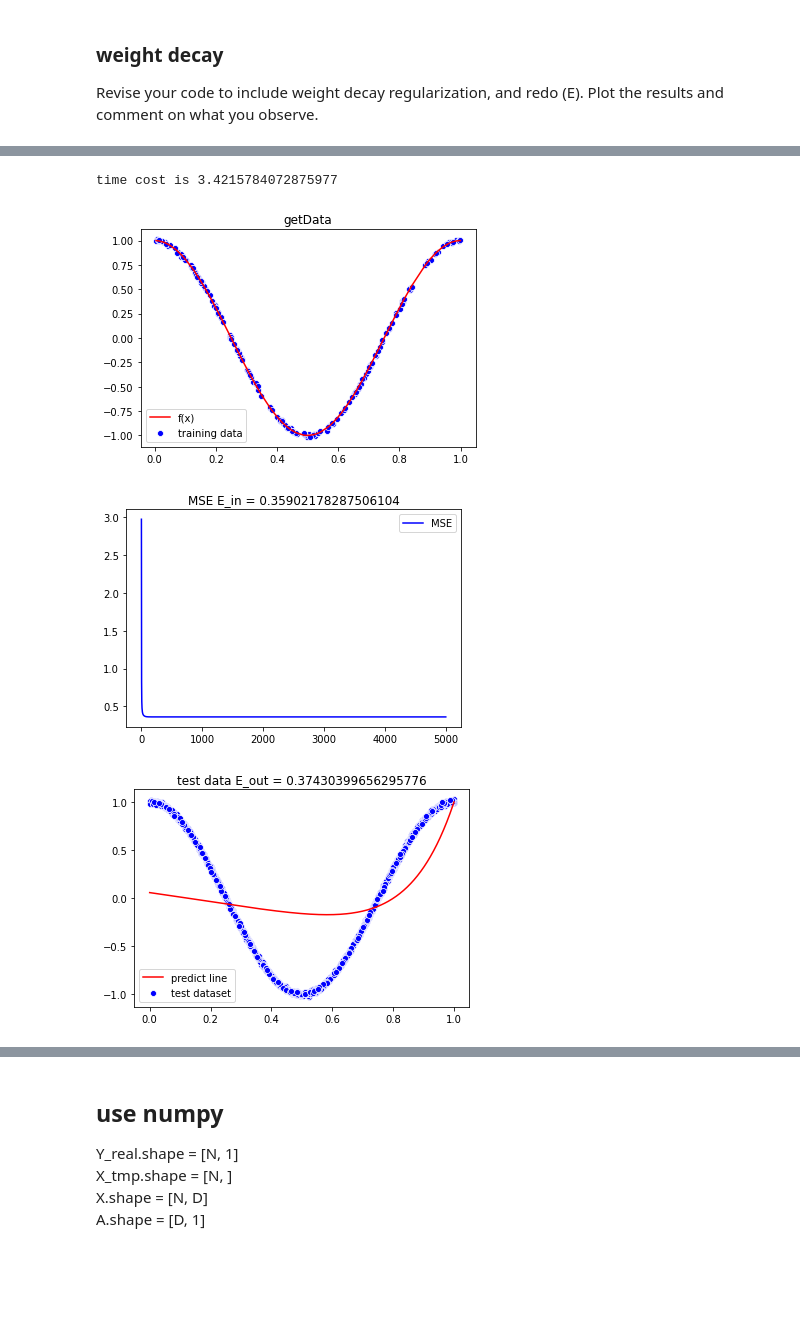
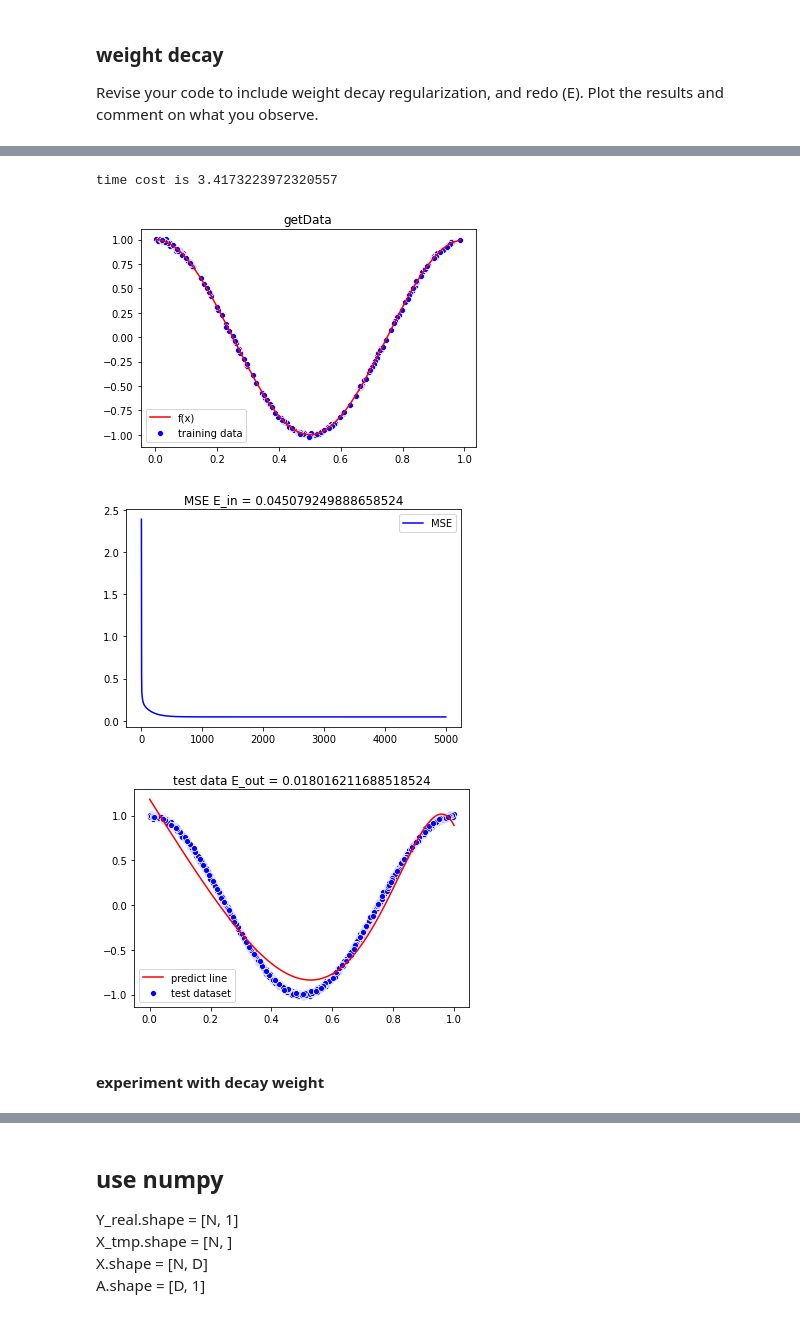
Before and after one commit to liushuyu6666/AI_relative, a Jupyter notebook: algorithm_explore/Gaussian_Regression.ipynb, the cells around one changed output, grey strips where cells are left out. Drawn from its saved outputs; the diff is of its cells as text; code cells hidden in the pictures; blank space fills up the shorter version.

```diff
--- a/algorithm_explore/Gaussian_Regression.ipynb
+++ b/algorithm_explore/Gaussian_Regression.ipynb
@@ -403,6 +403,6 @@ def experiment(N, d, sigma, plot=False):
 
     return ((E_in_avg.detach_().numpy()[0], E_out_avg.detach_().numpy()[0], mse))
 # %%
-(E_in, E_out, E_bias) = experiment(200, 20, 0.1, plot=True)
+(E_in, E_out, E_bias) = experiment(10, 10, 0.1, plot=True)
 print(f"E_in is {E_in}, E_out is {E_out},\n E_bias is {E_bias}")
 # %% [output]
@@ -437,0 +436,31 @@ Text(0.5, 0, 'model complexity')
+# %%
+from tqdm import tqdm
+
+Ein = []
+Eout = []
+Ebias = []
+dlist = []
+for sigma in tqdm([0.01, 0.1, 1]):
+    (E_in, E_out, E_bias) = experiment(200, 5, sigma)
+    Ein.append(E_in)
+    Eout.append(E_out)
+    dlist.append(sigma)
+
+fig, ax = plt.subplots()
+sns.lineplot(x=dlist, y=Ein, color='blue', label='E_in', ax=ax)
+sns.lineplot(x=dlist, y=Eout, color='red', label='E_out', ax=ax)
+plt.xlabel('sigma')
+
+
+Ein = []
+Eout = []
+Ebias = []
+dlist = []
+for sigma in tqdm([0.01, 0.1, 1]):
+    (E_in, E_out, E_bias) = experiment(200, 20, sigma)
+    Ein.append(E_in)
+    Eout.append(E_out)
+    dlist.append(sigma)
+
+sns.lineplot(x=dlist, y=Ein, color='green', label='E_in', ax=ax)
+sns.lineplot(x=dlist, y=Eout, color='yellow', label='E_out', ax=ax)
@@ -448,7 +480,8 @@ def getMSE_wd(Y_real, x, A, wd=0.1, y_pred=False):
     N = x.size()[0]
     X = torch.cat(([(x ** i).view(N, 1) for i in range(D+1)]), dim=1)
     Y_pred = torch.matmul(X, A)
-    tail = wd * torch.sum(A ** 2)
+    tail = wd * (1 / N) * torch.sum(A ** 2)
+    # print(f"tail is {tail}")
     # print(f"in getMSE: X is {X.size()}, A is {A.size()}, Y_pred is {Y_pred.size()}")
     if y_pred:
         return ((1 / N) * torch.sum((Y_real - Y_pred) ** 2) + tail, Y_pred)
@@ -465,7 +516,7 @@ print(DCG_node([Y_real, x, A, L]))
 # %%
-def fitData_DG(Y_real, x, A,
-               epochs=5000,
-               r=0.05,
+def fitData_DG_wd(Y_real, x, A,
+               epochs=2000,
+               r=0.5,
                wd = 0.1,
                plot=True,
                N_test=2000,
@@ -504,20 +555,23 @@ def fitData_DG(Y_real, x, A,
 # %%
 # test fitData_DG
 import time
 sigma = 0.1
 N = 200
 N_test = 2000
 D = 10
+wd = 0.1
 data = getData(N, sigma, plot=True)
 x = torch.FloatTensor([xi for (xi, yi) in data])
 y = torch.FloatTensor([yi for (xi, yi) in data])
 A = torch.rand(D+1)
 startTime = time.time()
-(A, E_in, E_out) = fitData_DG(y, x, A, epochs = 5000, N_test=N_test, r = 0.1, sigma=sigma)
+(A, E_in, E_out) = fitData_DG_wd(y, x, A, wd=wd, epochs = 5000, N_test=N_test, r = 0.5, sigma=sigma)
 endTime = time.time()
 print(f"time cost is {endTime - startTime}")
 # %% [output]
-time cost is 3.4215784072875977
+time cost is 3.4173223972320557
-[figure, old version]
+[figure, new version]
-[figure, old version]
+[figure, new version]
-[figure, old version]
+[figure, new version]
+# %% [markdown]
+#### experiment with decay weight
```
Also changed, not shown: parts of 18 cells of this notebook.
